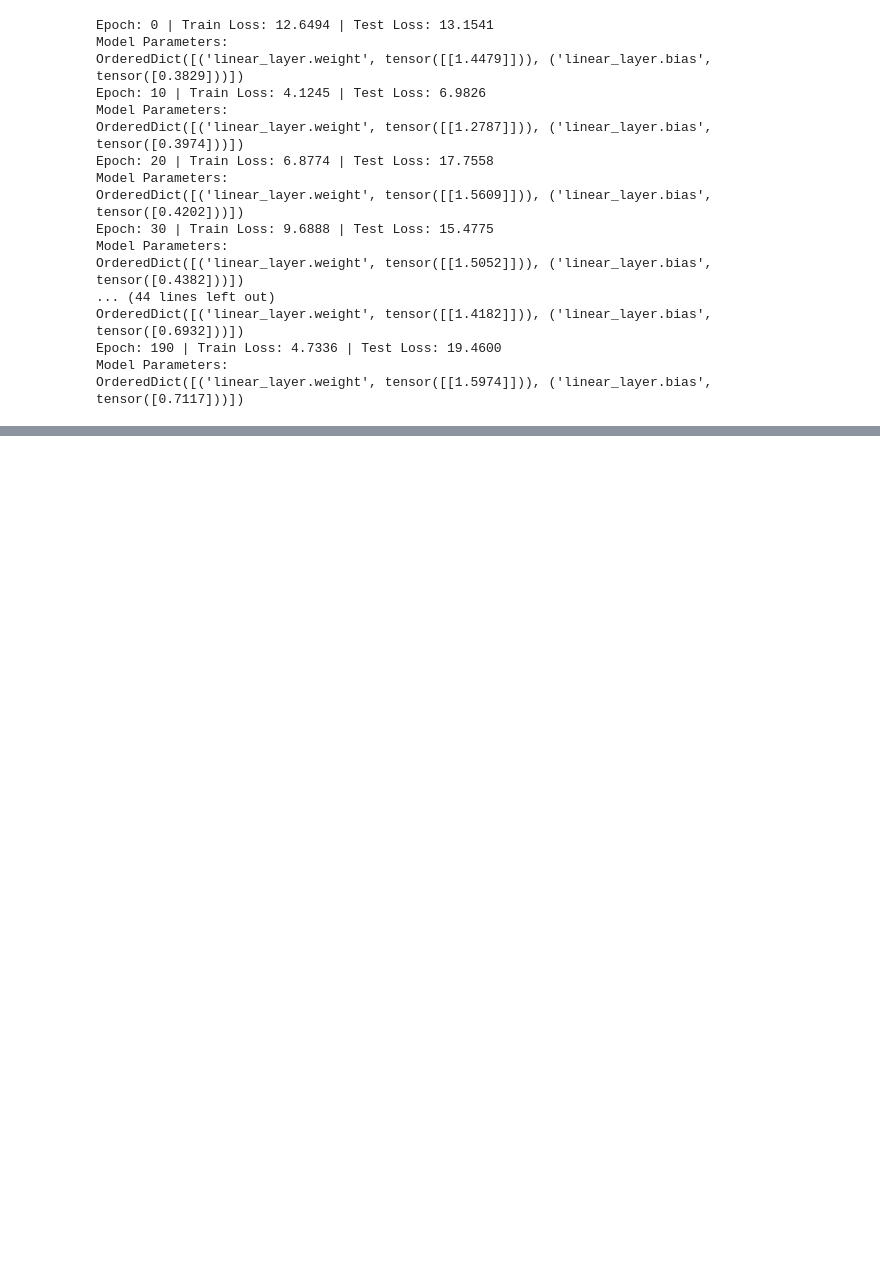
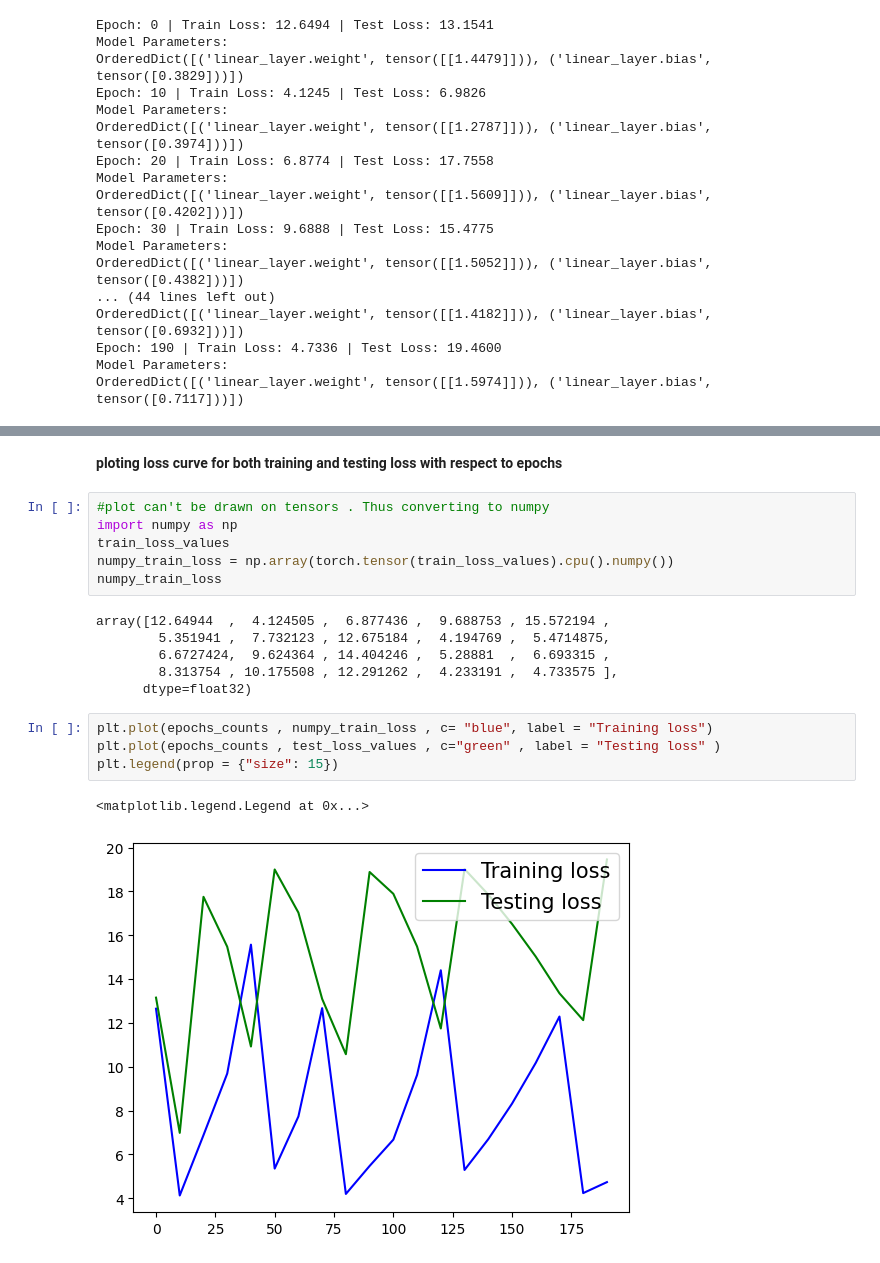
Before and after one commit to sara-javed/Pytorch-week4, a Jupyter notebook: 01_PyTorchWorkflow.ipynb, the cells around one changed output, grey strips where cells are left out. Drawn from its saved outputs; the diff is of its cells as text; blank space fills up the shorter version.

```diff
--- a/01_PyTorchWorkflow.ipynb
+++ b/01_PyTorchWorkflow.ipynb
@@ -641,0 +672,21 @@ OrderedDict([('linear_layer.weight', tensor([[1.5974]])), ('linear_layer.bias',
+# %% [markdown]
+**ploting loss curve for both training and testing loss with respect to epochs**
+# %%
+#plot can't be drawn on tensors . Thus converting to numpy
+import numpy as np
+train_loss_values
+numpy_train_loss = np.array(torch.tensor(train_loss_values).cpu().numpy())
+numpy_train_loss
+# %% [output]
+array([12.64944  ,  4.124505 ,  6.877436 ,  9.688753 , 15.572194 ,
+        5.351941 ,  7.732123 , 12.675184 ,  4.194769 ,  5.4714875,
+        6.6727424,  9.624364 , 14.404246 ,  5.28881  ,  6.693315 ,
+        8.313754 , 10.175508 , 12.291262 ,  4.233191 ,  4.733575 ],
+      dtype=float32)
+# %%
+plt.plot(epochs_counts , numpy_train_loss , c= "blue", label = "Training loss")
+plt.plot(epochs_counts , test_loss_values , c="green" , label = "Testing loss" )
+plt.legend(prop = {"size": 15})
+# %% [output]
+<matplotlib.legend.Legend at 0x...>
+[figure, added]
```
Also changed, not shown: parts of 42 cells of this notebook.
